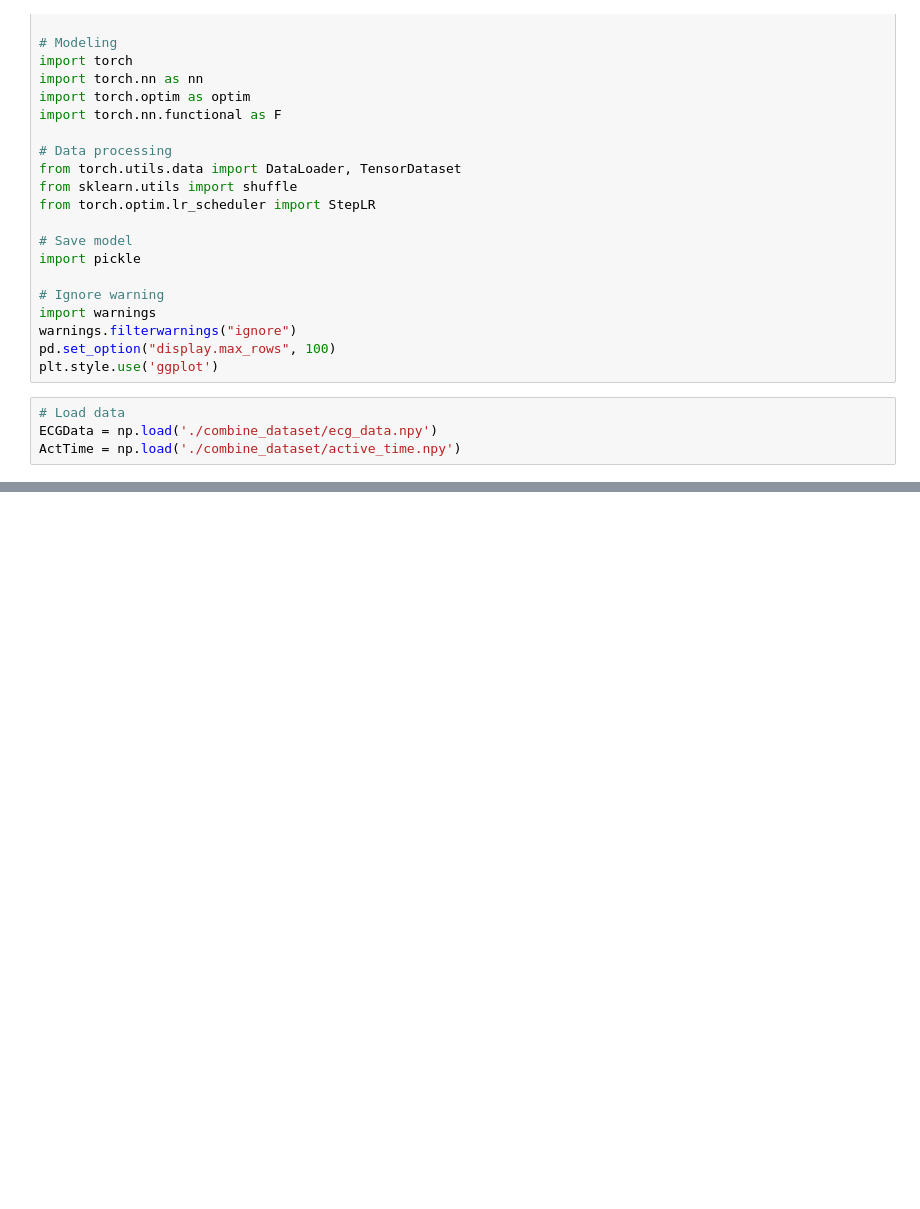
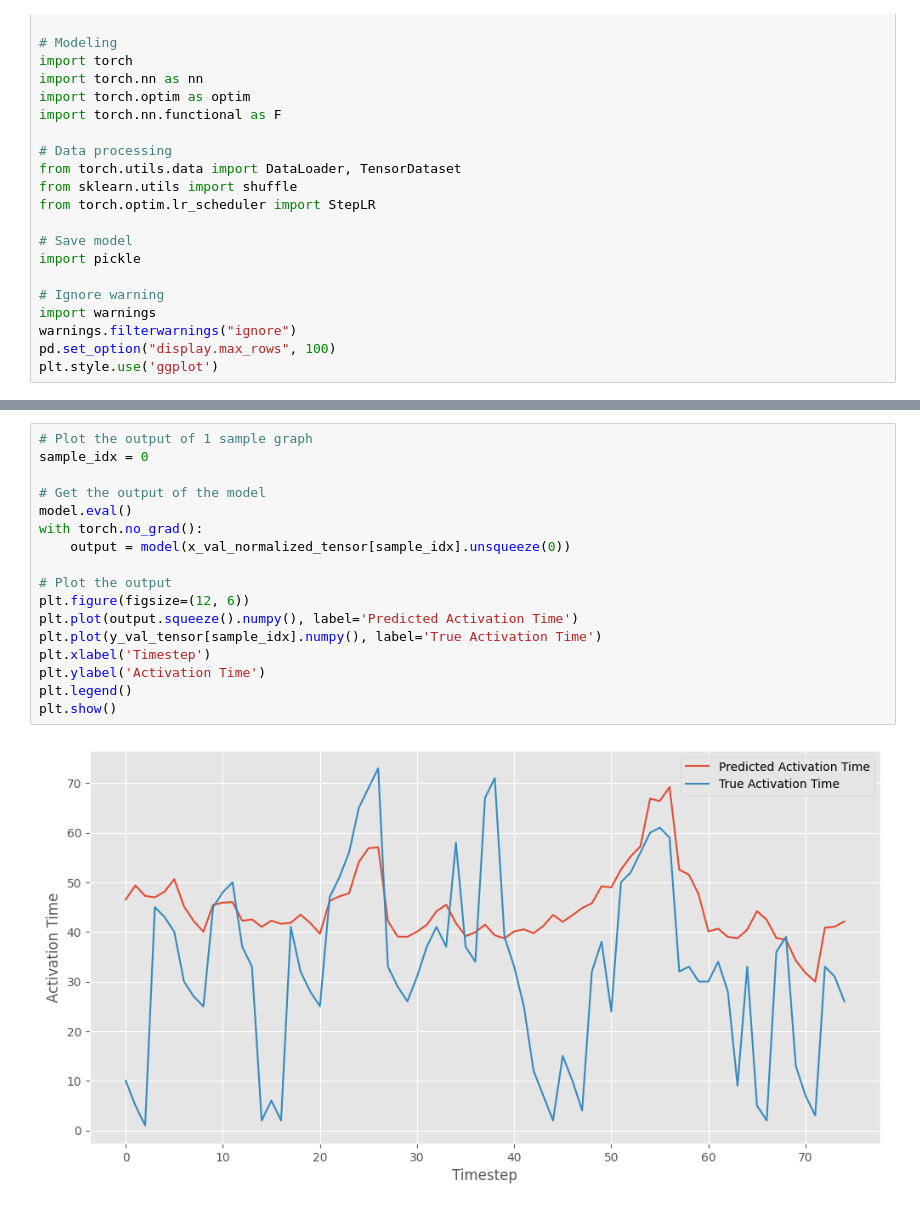
Before and after one commit to XiyuanWu/Lawrence_Laboratory_DSC, a Jupyter notebook: Task_4_Transmembrane_Potential_Reconstruction.ipynb, the cells around one changed output, grey strips where cells are left out. Saved outputs shown, nothing was run; the diff lists cells and outputs as text; blank space fills up the shorter version.

```diff
--- a/Task_4_Transmembrane_Potential_Reconstruction.ipynb
+++ b/Task_4_Transmembrane_Potential_Reconstruction.ipynb
@@ -55,7 +53,3 @@ import warnings
 warnings.filterwarnings("ignore")
 pd.set_option("display.max_rows", 100)
 plt.style.use('ggplot')
-# %%
-# Load data
-ECGData = np.load('./combine_dataset/ecg_data.npy')
-ActTime = np.load('./combine_dataset/active_time.npy')
@@ -61,0 +371,19 @@ ActTime = np.load('./combine_dataset/active_time.npy')
+# %%
+# Plot the output of 1 sample graph
+sample_idx = 0
+
+# Get the output of the model
+model.eval()
+with torch.no_grad():
+    output = model(x_val_normalized_tensor[sample_idx].unsqueeze(0))
+
+# Plot the output
+plt.figure(figsize=(12, 6))
+plt.plot(output.squeeze().numpy(), label='Predicted Activation Time')
+plt.plot(y_val_tensor[sample_idx].numpy(), label='True Activation Time')
+plt.xlabel('Timestep')
+plt.ylabel('Activation Time')
+plt.legend()
+plt.show()
+# %% [output]
+[figure, added]
```
Also changed, not shown: parts of 18 cells of this notebook.
